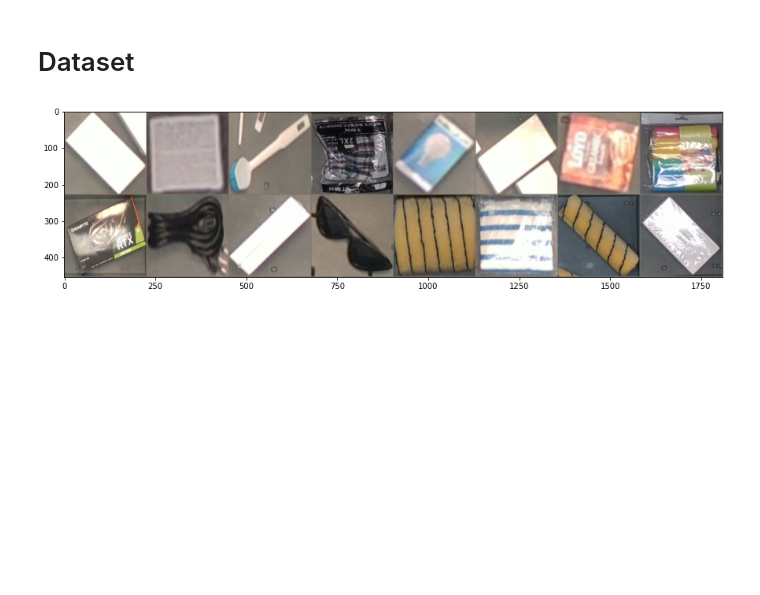
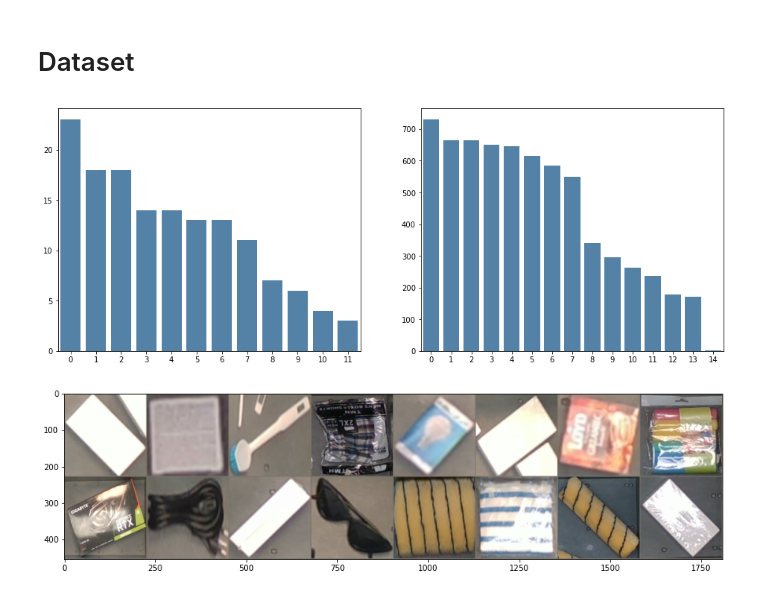
Before and after one commit to boro128/KNUMxGolemHackathon, a Jupyter notebook: model_torch.ipynb, the cells around one changed output. Cells and saved outputs as stored; diff of their text form; code cells hidden in the pictures; blank space fills up the shorter version.

```diff
--- a/model_torch.ipynb
+++ b/model_torch.ipynb
@@ -74,6 +74,15 @@ transforms = transforms.Compose([
 # %%
 train_data = MagicDataset(img_dir=IMG_DIR, labels_file=LABELS_FILE, transform=transforms)
 val_data = MagicDataset(img_dir=IMG_DIR_VAL, labels_file=LABELS_FILE_VAL, transform=transforms)
+# %%
+plt.figure(figsize=(16, 6))
+plt.subplot(1, 2, 1)
+sns.barplot(x=np.arange(train_data.img_labels.nunique()), y=train_data.img_labels.value_counts().sort_values(ascending=False).values, color="steelblue")
+plt.subplot(1, 2, 2)
+sns.barplot(x=np.arange(val_data.img_labels.nunique()), y=val_data.img_labels.value_counts().sort_values(ascending=False).values, color="steelblue")
+plt.show()
+# %% [output]
+[figure, added]
 # %%
 train_loader = torch.utils.data.DataLoader(train_data, batch_size=BATCH_SIZE, shuffle=True)
 val_loader = torch.utils.data.DataLoader(val_data, batch_size=BATCH_SIZE, shuffle=True)
```
Also changed, not shown: parts of 2 cells of this notebook, 1 other file.
